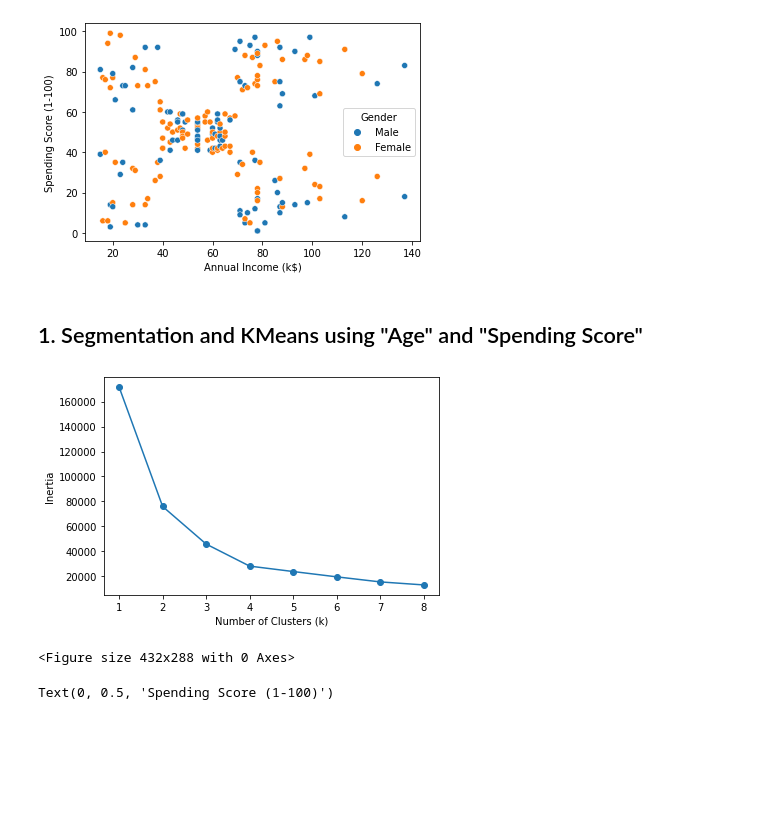
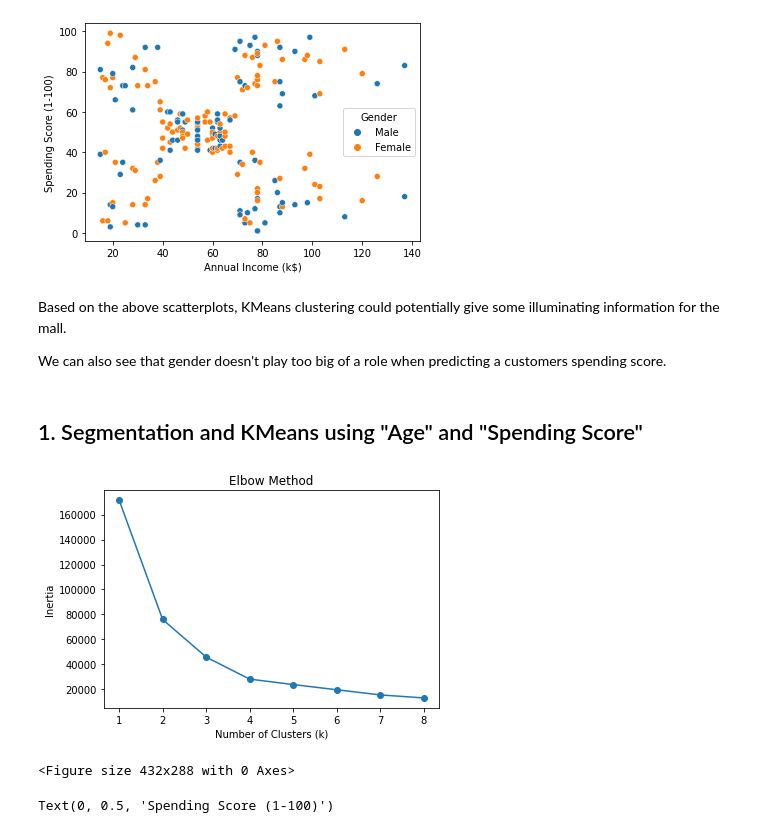
Before and after one commit to joeyc13/Mall-Customer-Clustering, a Jupyter notebook: mall_customers.ipynb, the cells around one changed output. Cells and saved outputs as stored; diff of their text form; code cells hidden in the pictures; blank space fills up the shorter version.

Commit message:
Completed mall customer analysis
Completed KMeans clustering with analysis

```diff
--- a/mall_customers.ipynb
+++ b/mall_customers.ipynb
@@ -52,30 +64,34 @@ sns.scatterplot(data=mall_customers, x='Annual Income (k$)', y='Spending Score (
 # %% [output]
 <AxesSubplot:xlabel='Annual Income (k$)', ylabel='Spending Score (1-100)'>
 [figure]
+# %% [markdown]
+Based on the above scatterplots, KMeans clustering could potentially give some illuminating information for the mall.
+
+We can also see that gender doesn't play too big of a role when predicting a customers spending score.
 # %% [markdown]
 ## 1. Segmentation and KMeans using "Age" and "Spending Score"
 # %%
 from sklearn.cluster import KMeans
 
 X = mall_customers[['Age', 'Spending Score (1-100)']].iloc[:, :].values
 
 num_clusters = [i for i in range(1,9)]
 inertias = []
 
 for k in num_clusters:
     kmean = KMeans(n_clusters = k)
     kmean.fit(X)
     inertias.append(kmean.inertia_)
 
 plt.plot(num_clusters, inertias, '-o')
-
+plt.title('Elbow Method')
 plt.xlabel('Number of Clusters (k)')
 plt.ylabel('Inertia')
 
 plt.show()
 plt.clf()
 # %% [output]
-[figure, old version]
+[figure, new version]
 <Figure size 432x288 with 0 Axes>
 # %%
 kmeans = KMeans(n_clusters = 4, random_state=27)
```
Also changed, not shown: parts of 9 cells of this notebook.
